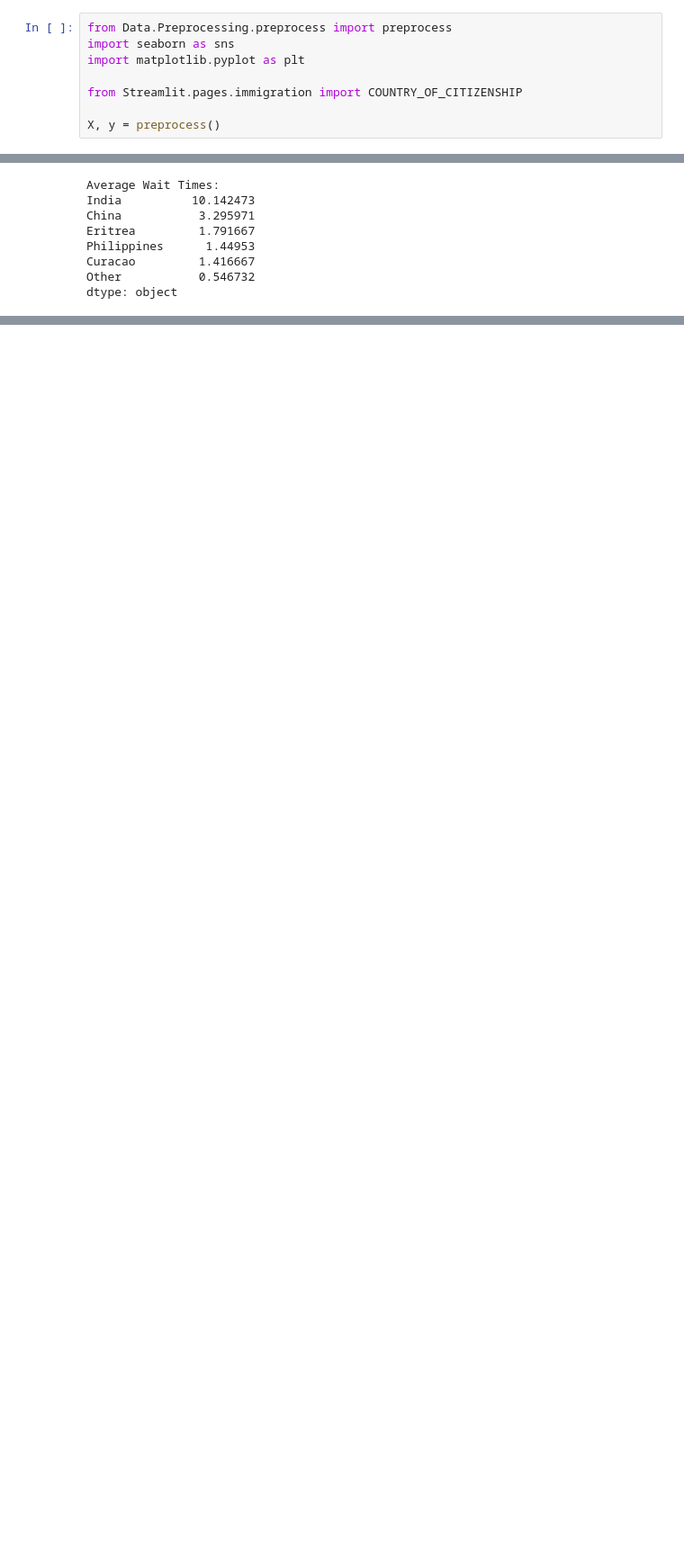
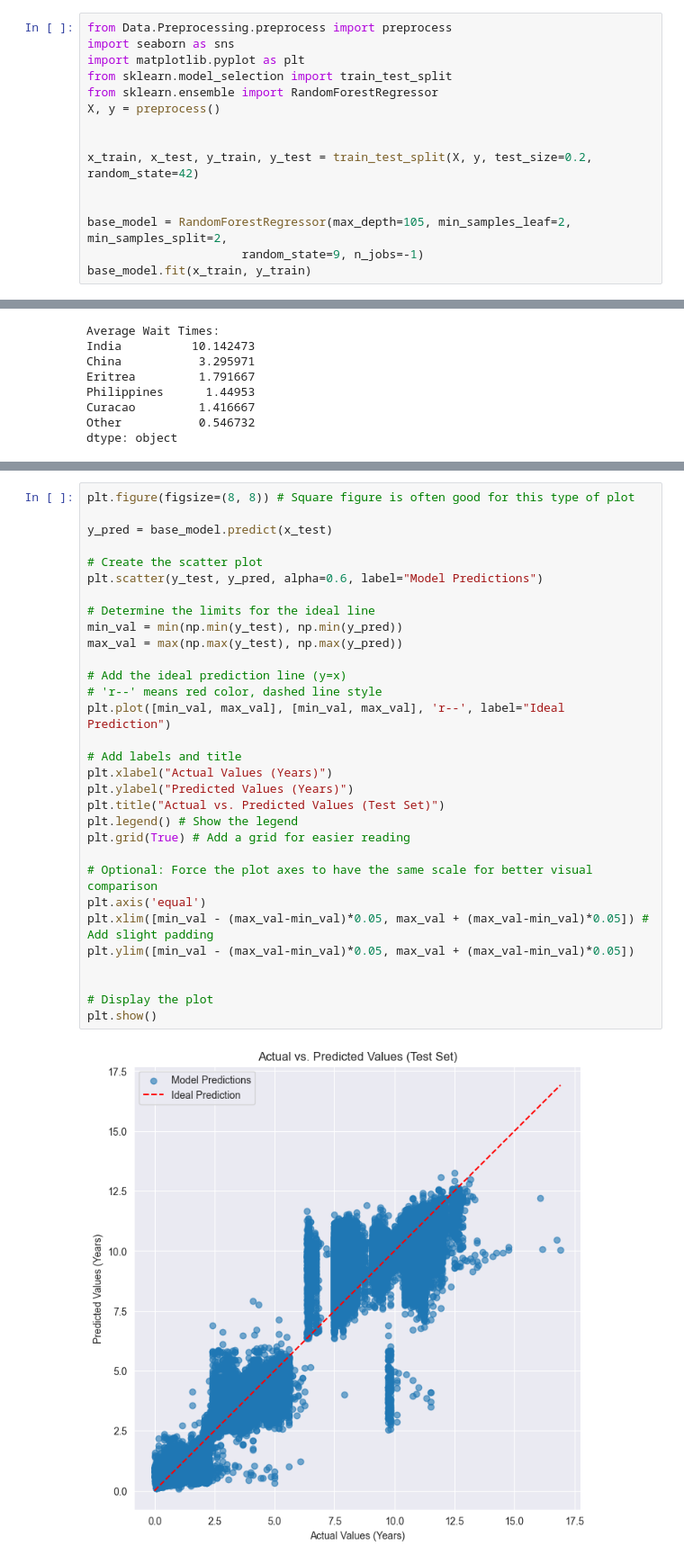
Before and after one commit to GavinLynch04/GreenCardResearch, a Jupyter notebook: Models/visualizations.ipynb, the cells around one changed output, grey strips where cells are left out. Shown: that part at 90% size. Drawn from its saved outputs; the diff is of its cells as text; blank space fills up the shorter version.

```diff
--- a/Models/visualizations.ipynb
+++ b/Models/visualizations.ipynb
@@ -2,8 +2,15 @@
 from Data.Preprocessing.preprocess import preprocess
 import seaborn as sns
 import matplotlib.pyplot as plt
+from sklearn.model_selection import train_test_split
+from sklearn.ensemble import RandomForestRegressor
+X, y = preprocess()
 
-from Streamlit.pages.immigration import COUNTRY_OF_CITIZENSHIP
 
-X, y = preprocess()
+x_train, x_test, y_train, y_test = train_test_split(X, y, test_size=0.2, random_state=42)
+
+
+base_model = RandomForestRegressor(max_depth=105, min_samples_leaf=2, min_samples_split=2,
+                      random_state=9, n_jobs=-1)
+base_model.fit(x_train, y_train)
 # %% [output]
@@ -240,0 +445,33 @@ dtype: object
+# %%
+plt.figure(figsize=(8, 8)) # Square figure is often good for this type of plot
+
+y_pred = base_model.predict(x_test)
+
+# Create the scatter plot
+plt.scatter(y_test, y_pred, alpha=0.6, label="Model Predictions")
+
+# Determine the limits for the ideal line
+min_val = min(np.min(y_test), np.min(y_pred))
+max_val = max(np.max(y_test), np.max(y_pred))
+
+# Add the ideal prediction line (y=x)
+# 'r--' means red color, dashed line style
+plt.plot([min_val, max_val], [min_val, max_val], 'r--', label="Ideal Prediction")
+
+# Add labels and title
+plt.xlabel("Actual Values (Years)")
+plt.ylabel("Predicted Values (Years)")
+plt.title("Actual vs. Predicted Values (Test Set)")
+plt.legend() # Show the legend
+plt.grid(True) # Add a grid for easier reading
+
+# Optional: Force the plot axes to have the same scale for better visual comparison
+plt.axis('equal')
+plt.xlim([min_val - (max_val-min_val)*0.05, max_val + (max_val-min_val)*0.05]) # Add slight padding
+plt.ylim([min_val - (max_val-min_val)*0.05, max_val + (max_val-min_val)*0.05])
+
+
+# Display the plot
+plt.show()
+# %% [output]
+[figure, added]
```
Also changed, not shown: parts of 3 cells of this notebook.
